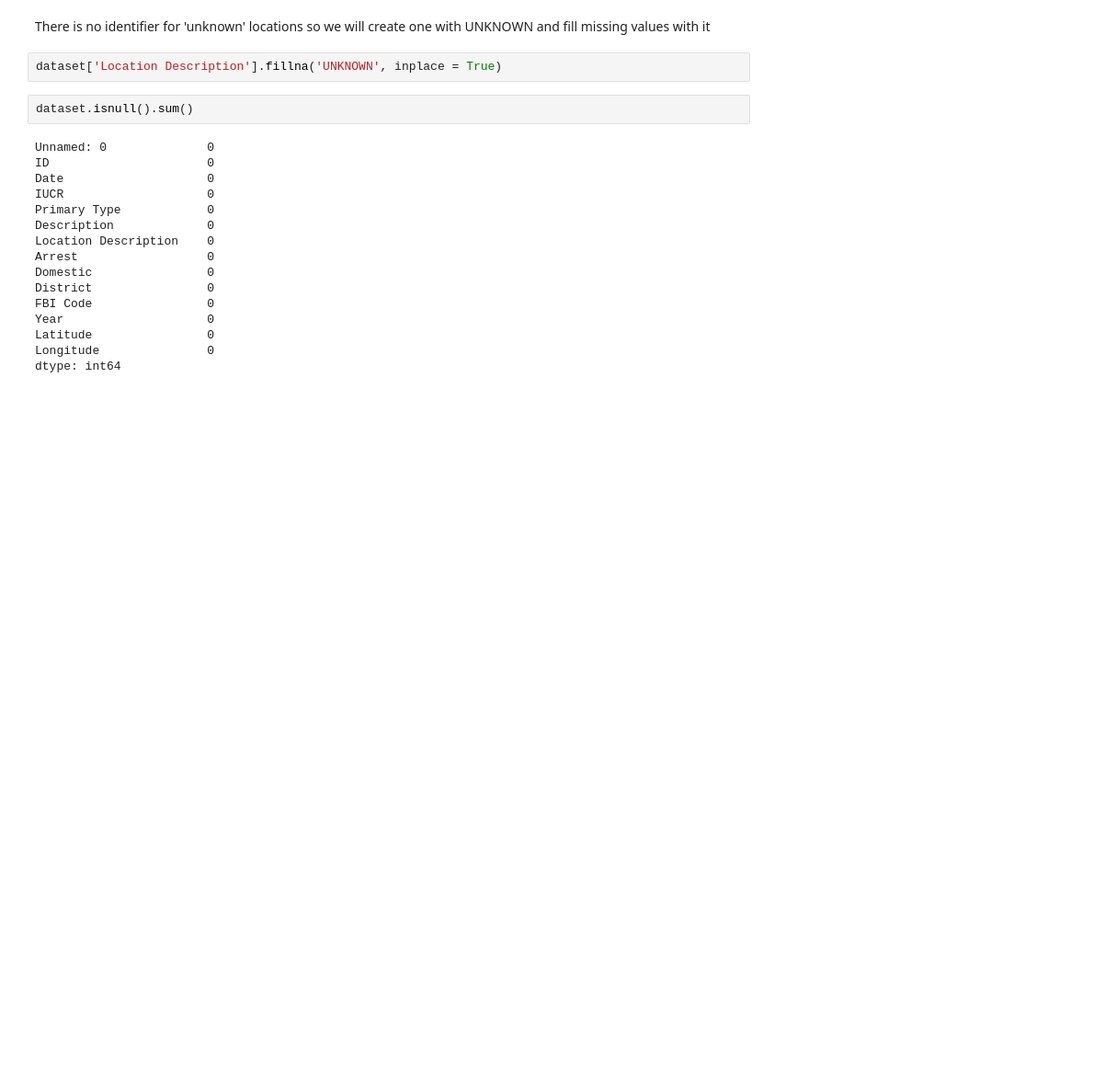
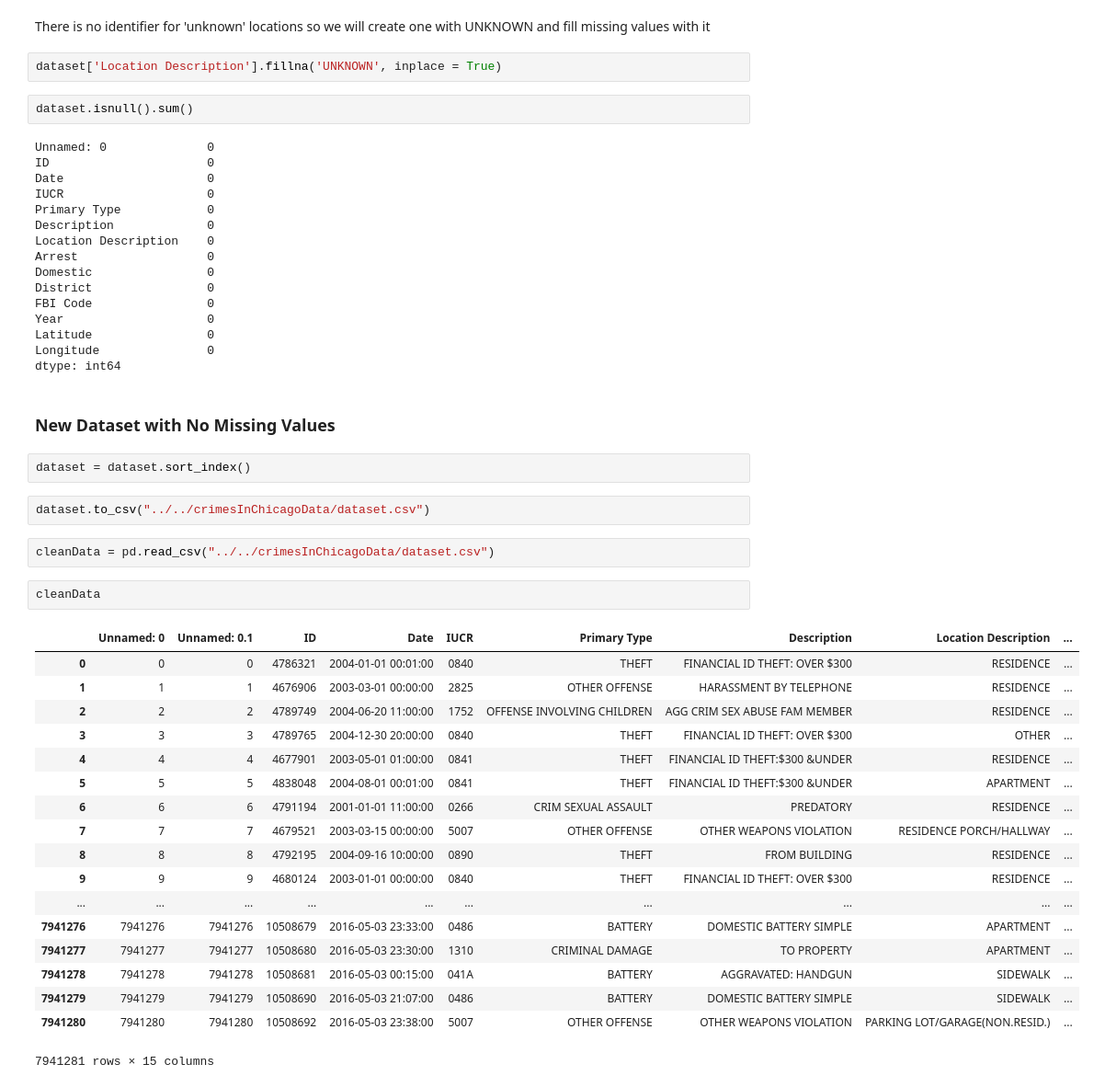
Before and after one commit to g1isgone/Unsupervised-MachineLearning, a Jupyter notebook: finalProject/crimesInChicago.ipynb, the cells around one changed output. Shown at 92% size. Cells and saved outputs as stored; diff of their text form; blank space fills up the shorter version.

Commit message:
no missing data

```diff
--- a/finalProject/crimesInChicago.ipynb
+++ b/finalProject/crimesInChicago.ipynb
@@ -874,3 +874,32 @@ Year                    0
 Latitude                0
 Longitude               0
 dtype: int64
+# %% [markdown]
+### New Dataset with No Missing Values
+# %%
+dataset = dataset.sort_index()
+# %%
+dataset.to_csv("../../crimesInChicagoData/dataset.csv")
+# %%
+cleanData = pd.read_csv("../../crimesInChicagoData/dataset.csv")
+# %%
+cleanData
+# %% [output]
+|  | Unnamed: 0 | Unnamed: 0.1 | ID | Date | IUCR | Primary Type | Description | Location Description | ... |
+| 0 | 0 | 0 | 4786321 | 2004-01-01 00:01:00 | 0840 | THEFT | FINANCIAL ID THEFT: OVER $300 | RESIDENCE | ... |
+| 1 | 1 | 1 | 4676906 | 2003-03-01 00:00:00 | 2825 | OTHER OFFENSE | HARASSMENT BY TELEPHONE | RESIDENCE | ... |
+| 2 | 2 | 2 | 4789749 | 2004-06-20 11:00:00 | 1752 | OFFENSE INVOLVING CHILDREN | AGG CRIM SEX ABUSE FAM MEMBER | RESIDENCE | ... |
+| 3 | 3 | 3 | 4789765 | 2004-12-30 20:00:00 | 0840 | THEFT | FINANCIAL ID THEFT: OVER $300 | OTHER | ... |
+| 4 | 4 | 4 | 4677901 | 2003-05-01 01:00:00 | 0841 | THEFT | FINANCIAL ID THEFT:$300 &UNDER | RESIDENCE | ... |
+| 5 | 5 | 5 | 4838048 | 2004-08-01 00:01:00 | 0841 | THEFT | FINANCIAL ID THEFT:$300 &UNDER | APARTMENT | ... |
+| 6 | 6 | 6 | 4791194 | 2001-01-01 11:00:00 | 0266 | CRIM SEXUAL ASSAULT | PREDATORY | RESIDENCE | ... |
+| 7 | 7 | 7 | 4679521 | 2003-03-15 00:00:00 | 5007 | OTHER OFFENSE | OTHER WEAPONS VIOLATION | RESIDENCE PORCH/HALLWAY | ... |
+| 8 | 8 | 8 | 4792195 | 2004-09-16 10:00:00 | 0890 | THEFT | FROM BUILDING | RESIDENCE | ... |
+| 9 | 9 | 9 | 4680124 | 2003-01-01 00:00:00 | 0840 | THEFT | FINANCIAL ID THEFT: OVER $300 | RESIDENCE | ... |
+| ... | ... | ... | ... | ... | ... | ... | ... | ... | ... |
+| 7941276 | 7941276 | 7941276 | 10508679 | 2016-05-03 23:33:00 | 0486 | BATTERY | DOMESTIC BATTERY SIMPLE | APARTMENT | ... |
+| 7941277 | 7941277 | 7941277 | 10508680 | 2016-05-03 23:30:00 | 1310 | CRIMINAL DAMAGE | TO PROPERTY | APARTMENT | ... |
+| 7941278 | 7941278 | 7941278 | 10508681 | 2016-05-03 00:15:00 | 041A | BATTERY | AGGRAVATED: HANDGUN | SIDEWALK | ... |
+| 7941279 | 7941279 | 7941279 | 10508690 | 2016-05-03 21:07:00 | 0486 | BATTERY | DOMESTIC BATTERY SIMPLE | SIDEWALK | ... |
+| 7941280 | 7941280 | 7941280 | 10508692 | 2016-05-03 23:38:00 | 5007 | OTHER OFFENSE | OTHER WEAPONS VIOLATION | PARKING LOT/GARAGE(NON.RESID.) | ... |
+7941281 rows × 15 columns
```
